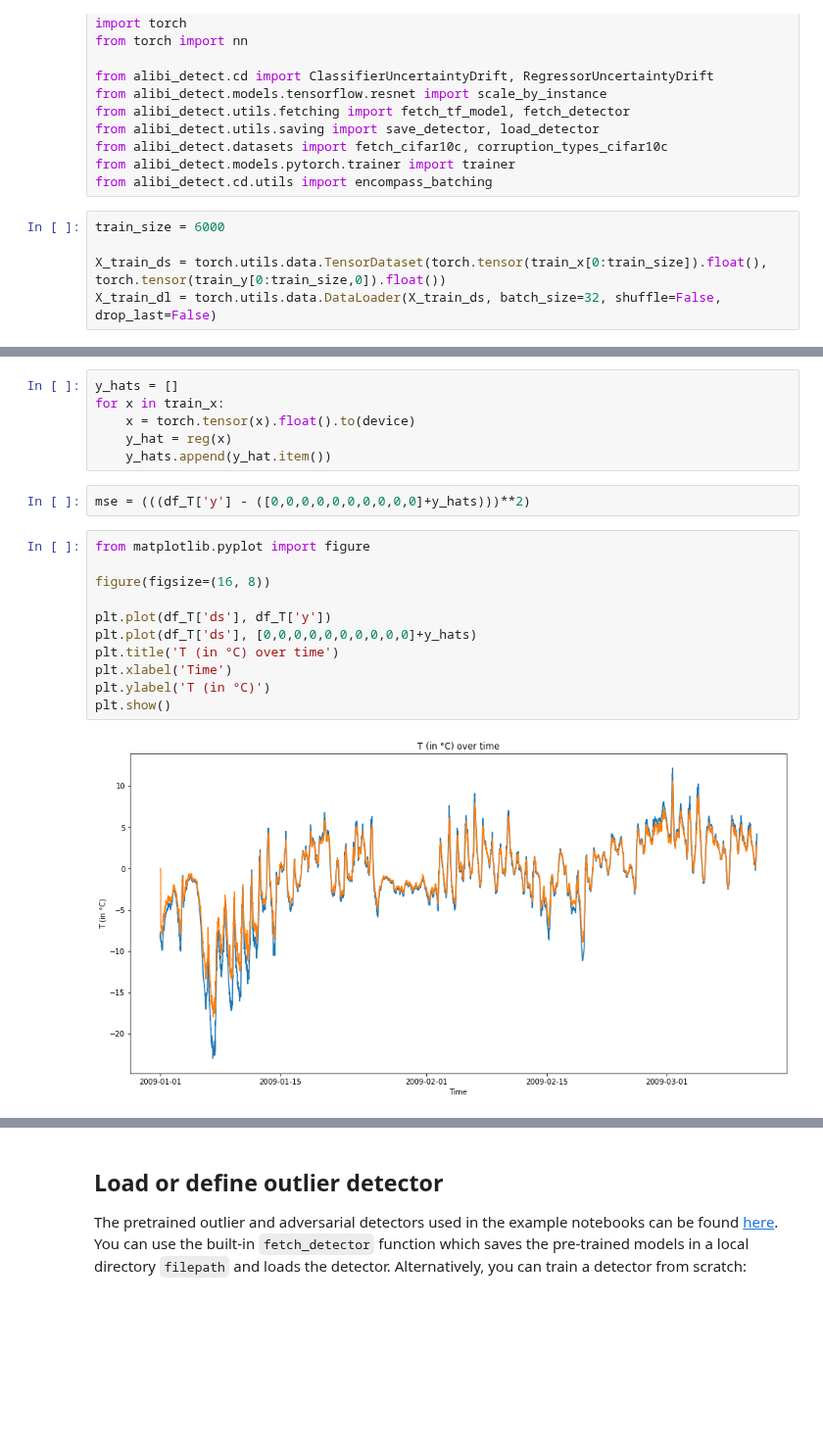
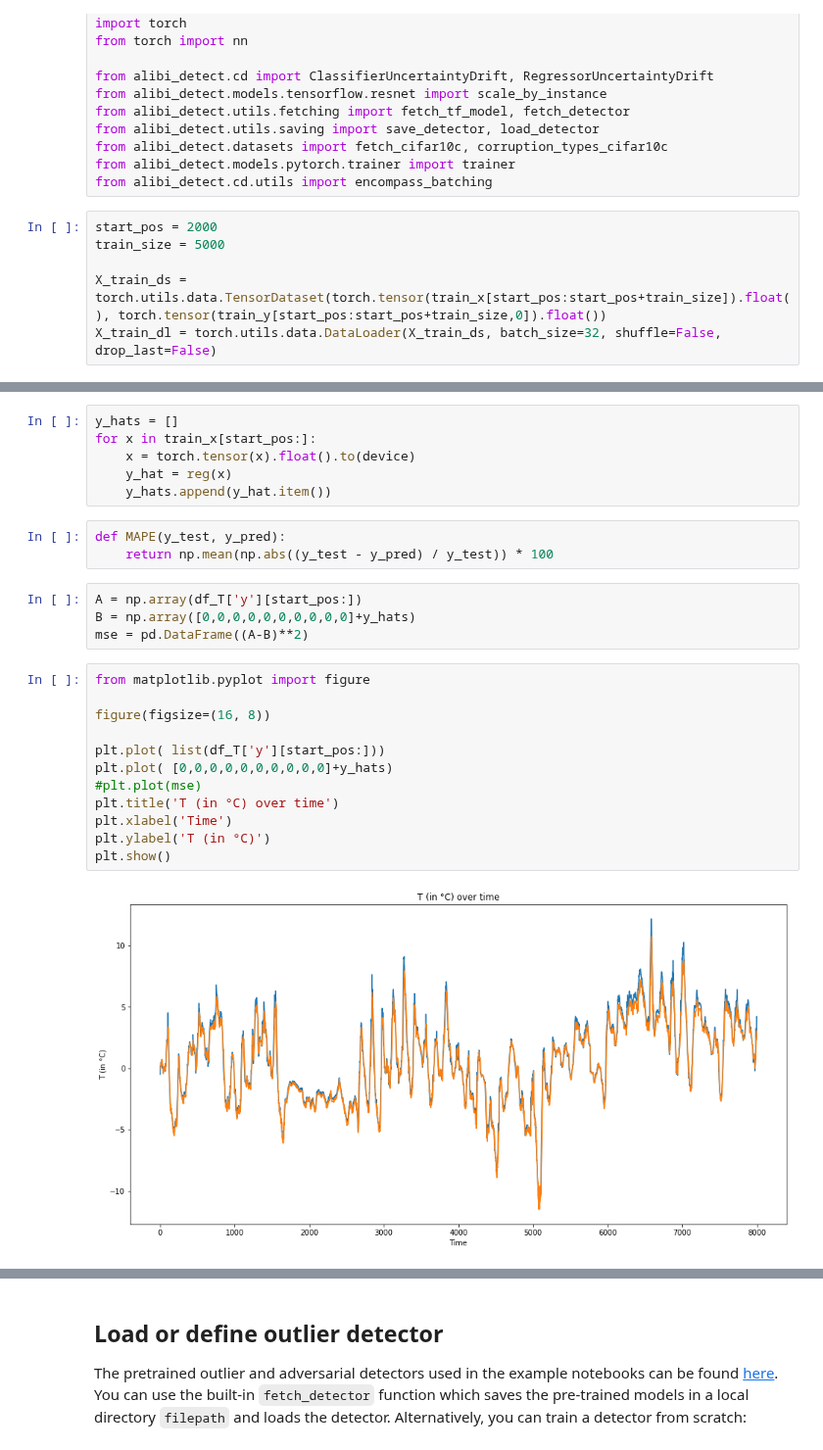
Before and after one commit to dolmani38/drift, a Jupyter notebook: od_prophet_weather.ipynb, the cells around one changed output, grey strips where cells are left out. Shown at 98% size. Cells and saved outputs as stored; diff of their text form; blank space fills up the shorter version.

```diff
--- a/od_prophet_weather.ipynb
+++ b/od_prophet_weather.ipynb
@@ -210,9 +210,10 @@ from alibi_detect.datasets import fetch_cifar10c, corruption_types_cifar10c
 from alibi_detect.models.pytorch.trainer import trainer
 from alibi_detect.cd.utils import encompass_batching
 # %%
-train_size = 6000
+start_pos = 2000
+train_size = 5000
 
-X_train_ds = torch.utils.data.TensorDataset(torch.tensor(train_x[0:train_size]).float(), torch.tensor(train_y[0:train_size,0]).float())
+X_train_ds = torch.utils.data.TensorDataset(torch.tensor(train_x[start_pos:start_pos+train_size]).float(), torch.tensor(train_y[start_pos:start_pos+train_size,0]).float())
 X_train_dl = torch.utils.data.DataLoader(X_train_ds, batch_size=32, shuffle=False, drop_last=False)
 # %%
 reg = nn.Sequential(
@@ -235,23 +236,29 @@ Using a target size (torch.Size([16])) that is different to the input size (torc
 # %%
 y_hats = []
-for x in train_x:
+for x in train_x[start_pos:]:
     x = torch.tensor(x).float().to(device)
     y_hat = reg(x)
     y_hats.append(y_hat.item())
+# %%
+def MAPE(y_test, y_pred):
+	return np.mean(np.abs((y_test - y_pred) / y_test)) * 100
 # %%
-mse = (((df_T['y'] - ([0,0,0,0,0,0,0,0,0,0]+y_hats)))**2)
+A = np.array(df_T['y'][start_pos:])
+B = np.array([0,0,0,0,0,0,0,0,0,0]+y_hats)
+mse = pd.DataFrame((A-B)**2)
 # %%
 from matplotlib.pyplot import figure
 
 figure(figsize=(16, 8))
 
-plt.plot(df_T['ds'], df_T['y'])
-plt.plot(df_T['ds'], [0,0,0,0,0,0,0,0,0,0]+y_hats)
+plt.plot( list(df_T['y'][start_pos:]))
+plt.plot( [0,0,0,0,0,0,0,0,0,0]+y_hats)
+#plt.plot(mse)
 plt.title('T (in °C) over time')
 plt.xlabel('Time')
 plt.ylabel('T (in °C)')
 plt.show()
 # %% [output]
-[figure, old version]
+[figure, new version]
 # %%
 figure(figsize=(16, 8))
```
Also changed, not shown: parts of 4 cells of this notebook.
